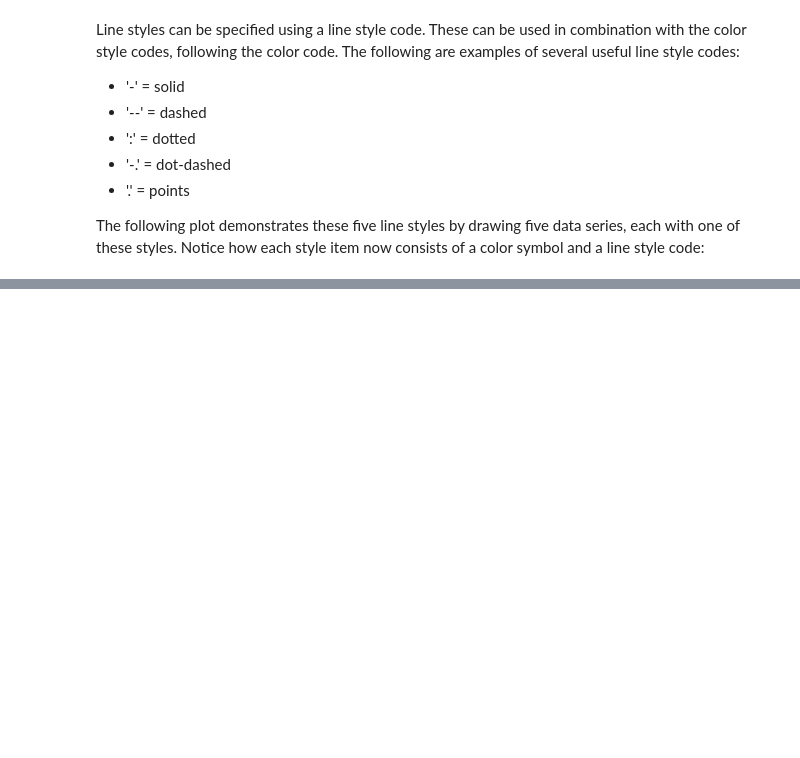
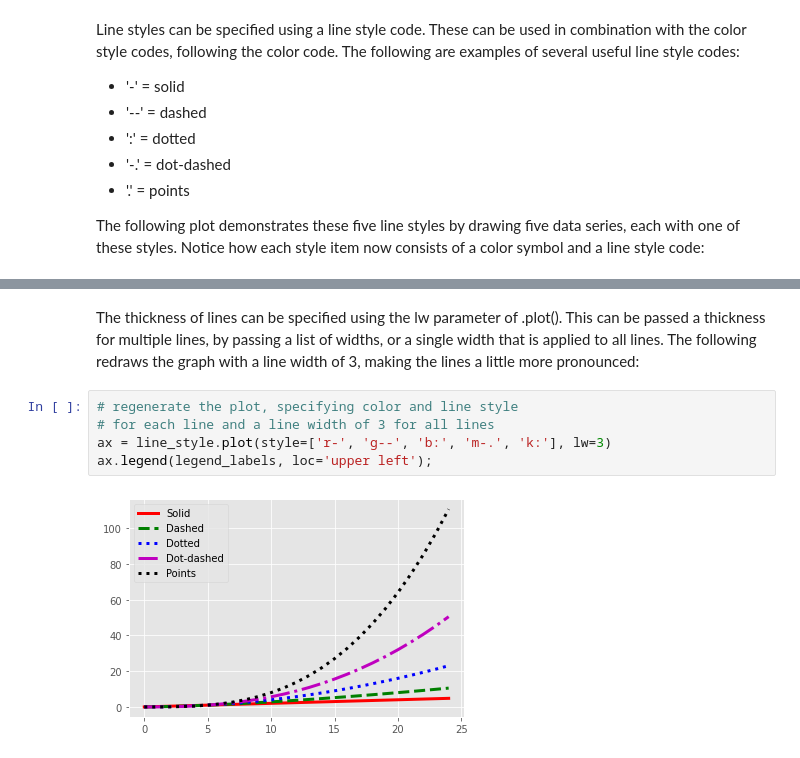
Before and after one commit to apkap83/Pandas_Notes, a Jupyter notebook: Learning_Pandas_Chapter_11 - Visualization.ipynb, the cells around one changed output, grey strips where cells are left out. Drawn from its saved outputs; the diff is of its cells as text; blank space fills up the shorter version.

```diff
--- a/Learning_Pandas_Chapter_11 - Visualization.ipynb
+++ b/Learning_Pandas_Chapter_11 - Visualization.ipynb
@@ -313,0 +328,12 @@ line style code:</p>
+# %% [markdown]
+The thickness of lines can be specified using the lw parameter of .plot(). This can be
+passed a thickness for multiple lines, by passing a list of widths, or a single width that is
+applied to all lines. The following redraws the graph with a line width of 3, making the
+lines a little more pronounced:
+# %%
+# regenerate the plot, specifying color and line style
+# for each line and a line width of 3 for all lines
+ax = line_style.plot(style=['r-', 'g--', 'b:', 'm-.', 'k:'], lw=3)
+ax.legend(legend_labels, loc='upper left');
+# %% [output]
+[figure, added]
```
Also changed, not shown: parts of 21 cells of this notebook.
